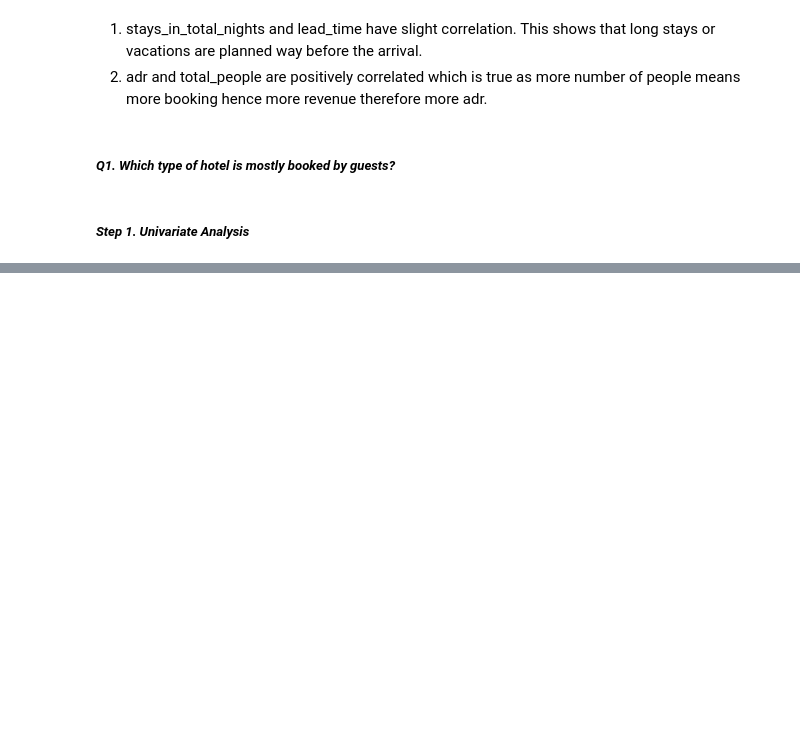
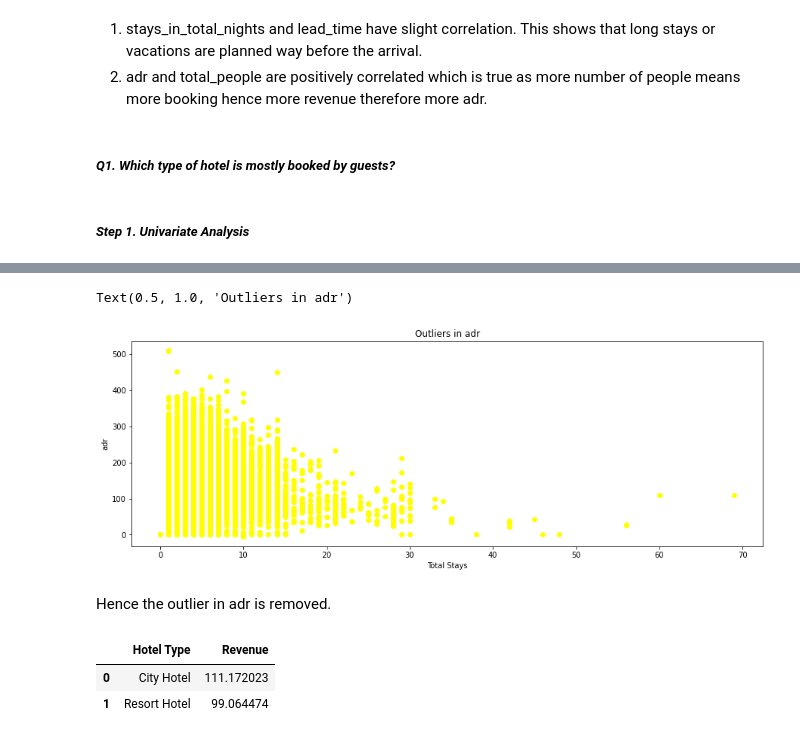
Before and after one commit to SinghUjjwal9/Hotel-Booking-Analysis-EDA, a Jupyter notebook: HotelBookingAnalysisEDA(Ujjwal_Ajit_Singh,_Cohort_Hudson).ipynb, the cells around one changed output, grey strips where cells are left out. Drawn from its saved outputs; the diff is of its cells as text; code cells hidden in the pictures; blank space fills up the shorter version.

```diff
--- a/HotelBookingAnalysisEDA(Ujjwal_Ajit_Singh,_Cohort_Hudson).ipynb
+++ b/HotelBookingAnalysisEDA(Ujjwal_Ajit_Singh,_Cohort_Hudson).ipynb
@@ -520,0 +500,21 @@ Text(0.5, 1.0, 'Best time of the year to stay in hotel')
+# %%
+df_hba1.drop(df_hba1[df_hba1["adr"] > 5000].index, inplace = True)
+# %%
+# Let's look at the scatter plot again after removing the outliers.
+plt.scatter(df_hba1["stays_in_total_nights"], df_hba1["adr"], c ="yellow")
+plt.xlabel("Total Stays")
+plt.ylabel("adr")
+plt.title("Outliers in adr")
+# %% [output]
+Text(0.5, 1.0, 'Outliers in adr')
+[figure, added]
+# %% [markdown]
+Hence the outlier in adr is removed.
+# %%
+df_revenue=df_hba1.groupby(["hotel"])["adr"].mean()
+df_revenue=df_revenue.reset_index().rename(columns = {"adr" : "Revenue", "hotel" : "Hotel Type"})
+df_revenue
+# %% [output]
+|  | Hotel Type | Revenue |
+| 0 | City Hotel | 111.172023 |
+| 1 | Resort Hotel | 99.064474 |
```
Also changed, not shown: parts of 46 cells of this notebook.
